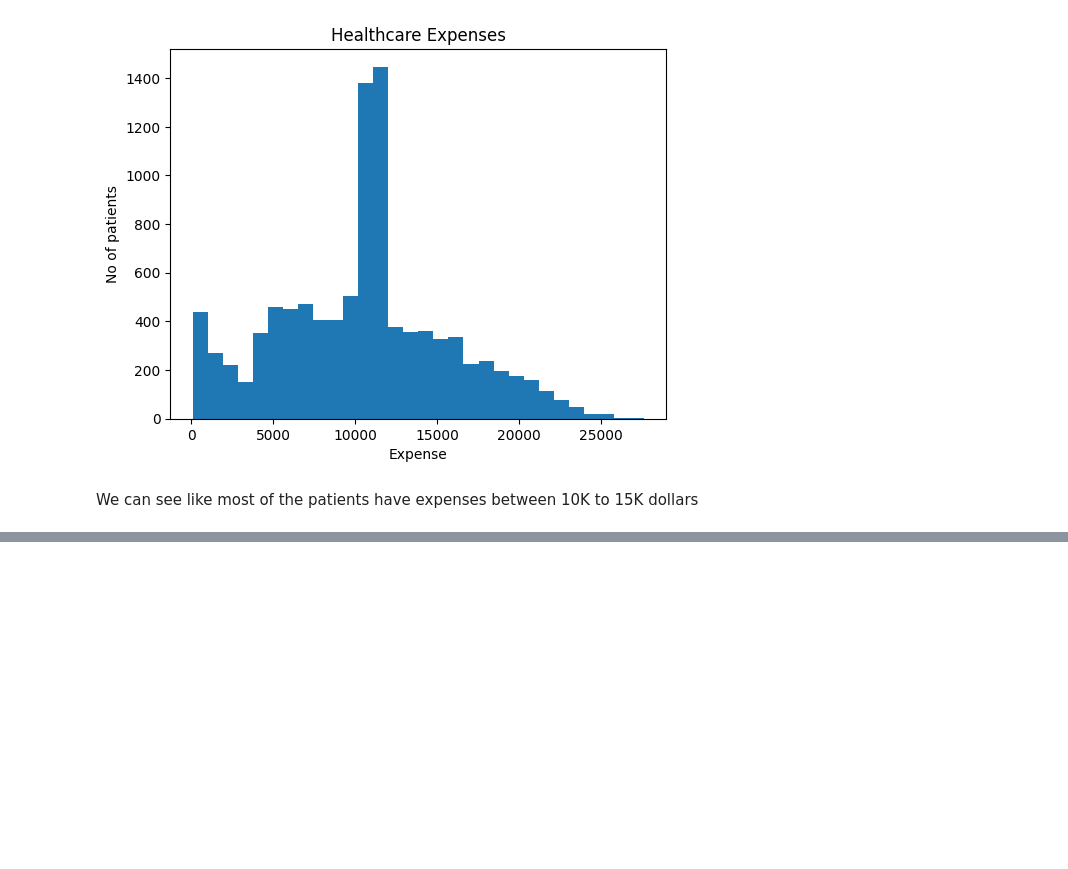
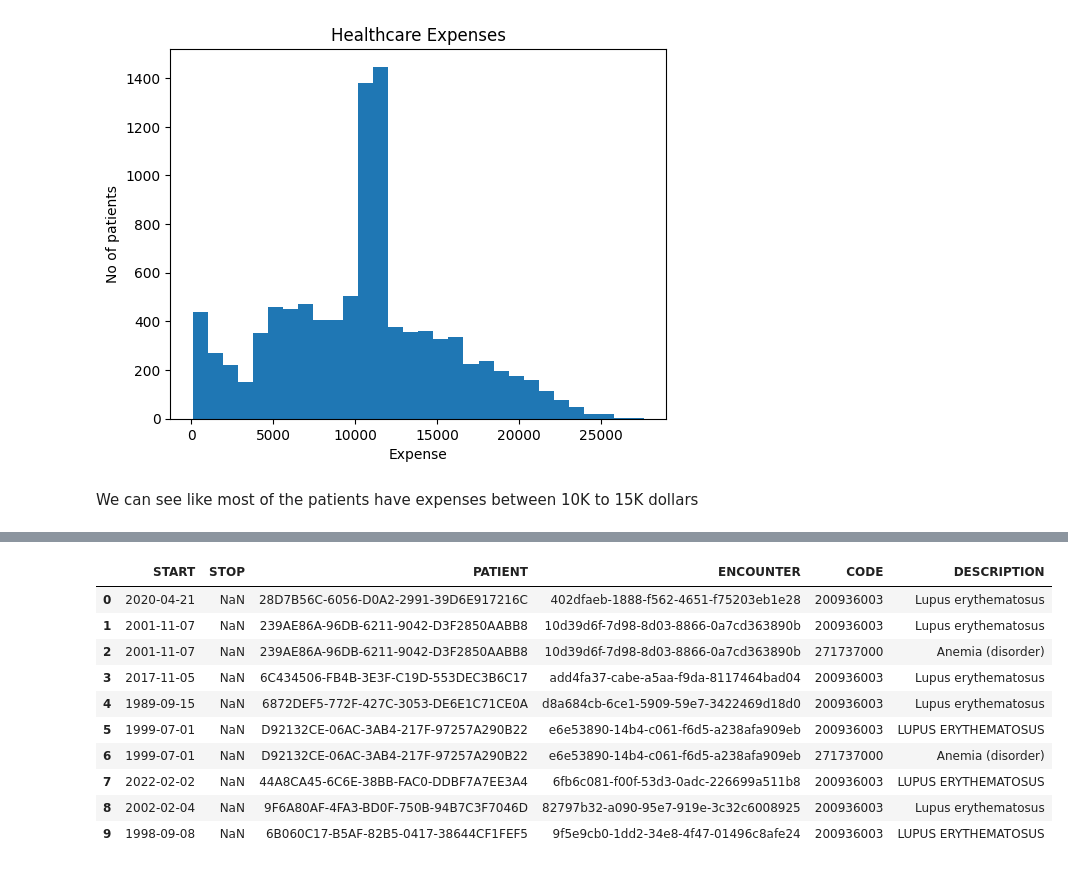
Before and after one commit to ABHISHEKBANKAWAT/Data_Engineering_Task, a Jupyter notebook: Step 1 - Data_quality_check/Dataset_EDA.ipynb, the cells around one changed output, grey strips where cells are left out. Saved outputs shown, nothing was run; the diff lists cells and outputs as text; code cells hidden in the pictures; blank space fills up the shorter version.

```diff
--- a/Step 1 - Data_quality_check/Dataset_EDA.ipynb
+++ b/Step 1 - Data_quality_check/Dataset_EDA.ipynb
@@ -282,0 +173,14 @@ Total Duplicate Rows: 0
+# %%
+conditions.head(10)
+# %% [output]
+|  | START | STOP | PATIENT | ENCOUNTER | CODE | DESCRIPTION |
+| 0 | 2020-04-21 | NaN | 28D7B56C-6056-D0A2-2991-39D6E917216C | 402dfaeb-1888-f562-4651-f75203eb1e28 | 200936003 | Lupus erythematosus |
+| 1 | 2001-11-07 | NaN | 239AE86A-96DB-6211-9042-D3F2850AABB8 | 10d39d6f-7d98-8d03-8866-0a7cd363890b | 200936003 | Lupus erythematosus |
+| 2 | 2001-11-07 | NaN | 239AE86A-96DB-6211-9042-D3F2850AABB8 | 10d39d6f-7d98-8d03-8866-0a7cd363890b | 271737000 | Anemia (disorder) |
+| 3 | 2017-11-05 | NaN | 6C434506-FB4B-3E3F-C19D-553DEC3B6C17 | add4fa37-cabe-a5aa-f9da-8117464bad04 | 200936003 | Lupus erythematosus |
+| 4 | 1989-09-15 | NaN | 6872DEF5-772F-427C-3053-DE6E1C71CE0A | d8a684cb-6ce1-5909-59e7-3422469d18d0 | 200936003 | Lupus erythematosus |
+| 5 | 1999-07-01 | NaN | D92132CE-06AC-3AB4-217F-97257A290B22 | e6e53890-14b4-c061-f6d5-a238afa909eb | 200936003 | LUPUS ERYTHEMATOSUS |
+| 6 | 1999-07-01 | NaN | D92132CE-06AC-3AB4-217F-97257A290B22 | e6e53890-14b4-c061-f6d5-a238afa909eb | 271737000 | Anemia (disorder) |
+| 7 | 2022-02-02 | NaN | 44A8CA45-6C6E-38BB-FAC0-DDBF7A7EE3A4 | 6fb6c081-f00f-53d3-0adc-226699a511b8 | 200936003 | LUPUS ERYTHEMATOSUS |
+| 8 | 2002-02-04 | NaN | 9F6A80AF-4FA3-BD0F-750B-94B7C3F7046D | 82797b32-a090-95e7-919e-3c32c6008925 | 200936003 | Lupus erythematosus |
+| 9 | 1998-09-08 | NaN | 6B060C17-B5AF-82B5-0417-38644CF1FEF5 | 9f5e9cb0-1dd2-34e8-4f47-01496c8afe24 | 200936003 | LUPUS ERYTHEMATOSUS |
```
Also changed, not shown: parts of 27 cells of this notebook.
